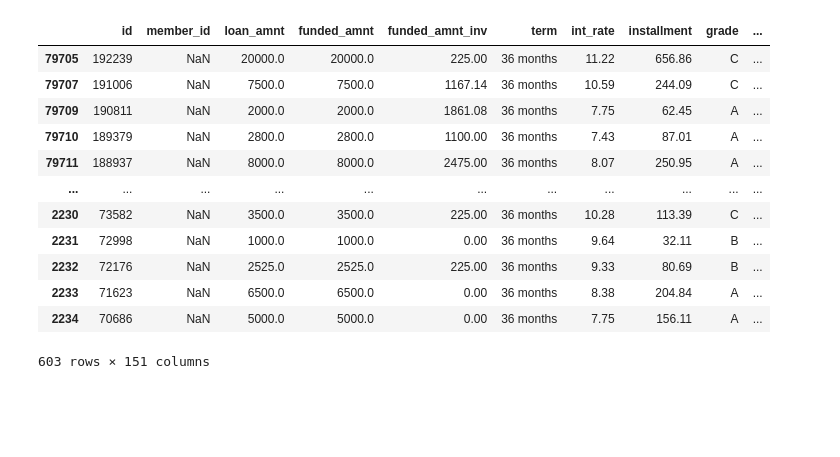
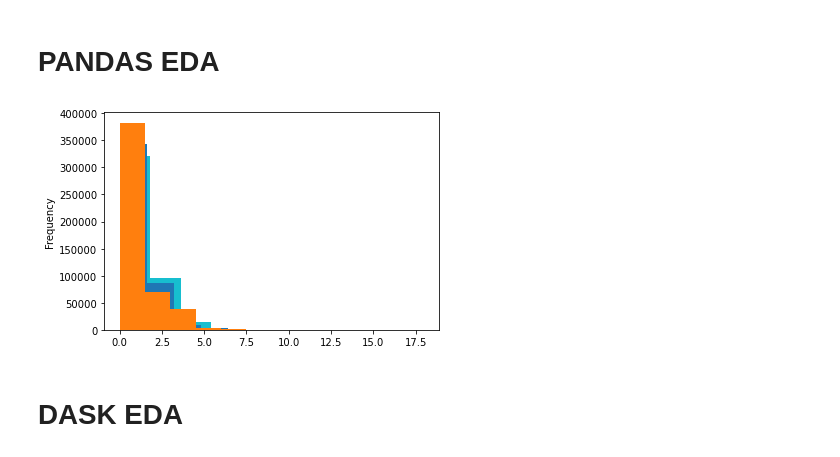
Before and after one commit to DPWasserman/lending-club, a Jupyter notebook: EDA/Darish_EDA.ipynb, the cells around one changed output. Cells and saved outputs as stored; diff of their text form; code cells hidden in the pictures; blank space fills up the shorter version.

```diff
--- a/EDA/Darish_EDA.ipynb
+++ b/EDA/Darish_EDA.ipynb
@@ -6,16 +8,19 @@ df_2007 = pd.read_parquet('../data/y2007')
-# %%
-df_2007
-# %% [output]
-|  | id | member_id | loan_amnt | funded_amnt | funded_amnt_inv | term | int_rate | installment | grade | ... |
-| 79705 | 192239 | NaN | 20000.0 | 20000.0 | 225.00 | 36 months | 11.22 | 656.86 | C | ... |
-| 79707 | 191006 | NaN | 7500.0 | 7500.0 | 1167.14 | 36 months | 10.59 | 244.09 | C | ... |
-| 79709 | 190811 | NaN | 2000.0 | 2000.0 | 1861.08 | 36 months | 7.75 | 62.45 | A | ... |
-| 79710 | 189379 | NaN | 2800.0 | 2800.0 | 1100.00 | 36 months | 7.43 | 87.01 | A | ... |
-| 79711 | 188937 | NaN | 8000.0 | 8000.0 | 2475.00 | 36 months | 8.07 | 250.95 | A | ... |
-| ... | ... | ... | ... | ... | ... | ... | ... | ... | ... | ... |
-| 2230 | 73582 | NaN | 3500.0 | 3500.0 | 225.00 | 36 months | 10.28 | 113.39 | C | ... |
-| 2231 | 72998 | NaN | 1000.0 | 1000.0 | 0.00 | 36 months | 9.64 | 32.11 | B | ... |
-| 2232 | 72176 | NaN | 2525.0 | 2525.0 | 225.00 | 36 months | 9.33 | 80.69 | B | ... |
-| 2233 | 71623 | NaN | 6500.0 | 6500.0 | 0.00 | 36 months | 8.38 | 204.84 | A | ... |
-| 2234 | 70686 | NaN | 5000.0 | 5000.0 | 0.00 | 36 months | 7.75 | 156.11 | A | ... |
-603 rows × 151 columns
+# %% [markdown]
+# PANDAS EDA
+# %%
+### FIND PERCENTAGE NULL IN FIELDS BY YEAR AND WRITE OUTPUT TO A TXT FILE
+
+#open path to a txt file
+f = open("../data/descriptive.txt","w+")
+
+#iterate through year
+for i in range(2007, 2019):
+
+    #read df and use only relevant fields
+    df = pd.read_parquet(f'../data/y{i}')
+    df = df[['open_acc_6m', 'open_act_il', 'open_il_12m', 'open_il_24m', 'open_rv_12m', 'open_rv_24m',
+                       'pct_tl_nvr_dlq', 'percent_bc_gt_75', 'pub_rec', 'pub_rec_bankruptcies', 'purpose', 'revol_bal',
+                       'revol_bal_joint', 'revol_util', 'sec_app_chargeoff_within_12_mths',
+                       'sec_app_collections_12_mths_ex_med', 'sec_app_earliest_cr_line', 'sec_app_fico_range_high',
+                       'sec_app_fico_range_low', 'sec_app_inq_last_6mths', 'sec_app_mort_acc',
+                       'sec_app_mths_since_last_major_derog', 'sec_app_num_rev_accts', 'all_util']]
@@ -21,0 +57,20 @@ df_2007
+# %%
+# open_acc_6m
+
+pdf = matplotlib.backends.backend_pdf.PdfPages("../data/open_acc_6m_plots.pdf")
+
+fig_list = []
+for i in range(2007, 2019):
+    df = pd.read_parquet(f'../data/y{i}')
+    df = df[['open_acc_6m']]
+    figure = df.open_acc_6m.plot(kind='hist').figure
+    fig_list.append(figure)
+
+for fig in fig_list:
+    pdf.savefig(fig)
+
+pdf.close()
+# %% [output]
+[figure, added]
+# %% [markdown]
+# DASK EDA
```
Also changed, not shown: parts of 18 cells of this notebook, 1 other file.
